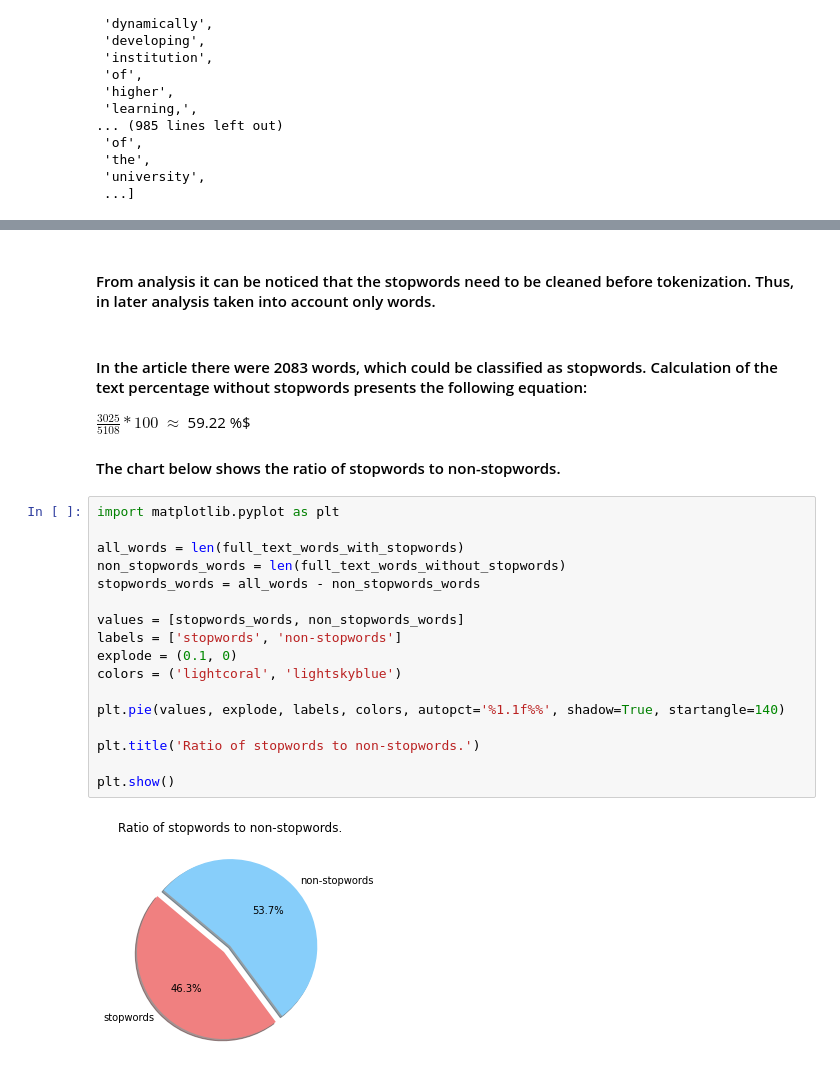
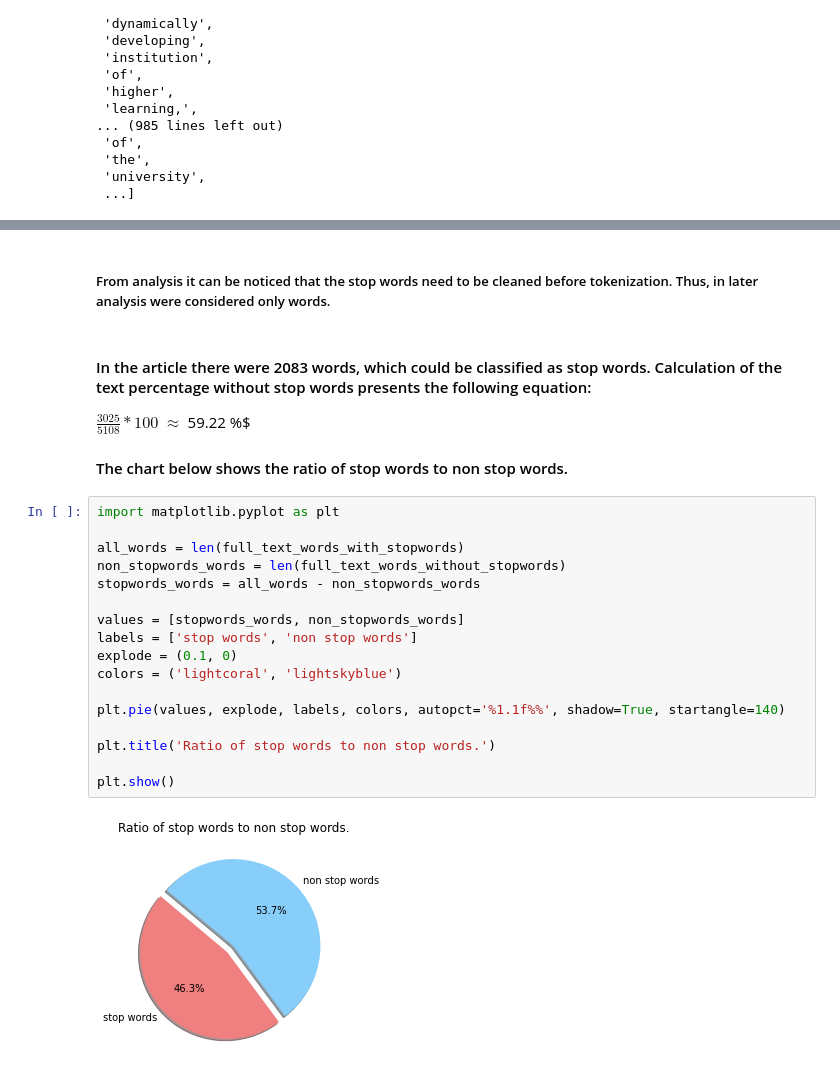
Before and after one commit to asiamac/JupyterNotebookProject, a Jupyter notebook: Joanna_Maćkowiak_Academic_Writing.ipynb, the cells around one changed output, grey strips where cells are left out. Saved outputs shown, nothing was run; the diff lists cells and outputs as text.

```diff
--- a/Joanna_Maćkowiak_Academic_Writing.ipynb
+++ b/Joanna_Maćkowiak_Academic_Writing.ipynb
@@ -202,30 +227,32 @@ Stopwords statistics for each paragraph of tokens :
 | whole text    |                    3599 |                 5720 | 62.91958041958042%          |
 ------------------------------------------------------------------------------------------------
 # %% [markdown]
-#### From analysis it can be noticed that the stopwords need to be cleaned before tokenization. Thus, in later analysis taken into account only words.
+##### From analysis it can be noticed that the stop words need to be cleaned before tokenization. Thus, in later analysis were considered only words.
 # %% [markdown]
-#### In the article there were 2083 words, which could be classified as stopwords. Calculation of the text percentage without stopwords presents the following equation:
+#### In the article there were 2083 words, which could be classified as stop words. Calculation of the text percentage without stop words presents the following equation:
+
 $\frac{3025}{5108} * 100%$ $\approx$ 59.22 %$
-#### The chart below shows the ratio of stopwords to non-stopwords.
+
+#### The chart below shows the ratio of stop words to non stop words.
 # %%
 import matplotlib.pyplot as plt
 
 all_words = len(full_text_words_with_stopwords)
 non_stopwords_words = len(full_text_words_without_stopwords)
 stopwords_words = all_words - non_stopwords_words
 
 values = [stopwords_words, non_stopwords_words]
-labels = ['stopwords', 'non-stopwords']
+labels = ['stop words', 'non stop words']
 explode = (0.1, 0)
 colors = ('lightcoral', 'lightskyblue')
 
 plt.pie(values, explode, labels, colors, autopct='%1.1f%%', shadow=True, startangle=140)
 
-plt.title('Ratio of stopwords to non-stopwords.')
+plt.title('Ratio of stop words to non stop words.')
 
 plt.show()
 # %% [output]
-[figure, old version]
+[figure, new version]
 # %% [markdown]
 ## 3. Conclusion
 
```
Also changed, not shown: parts of 10 cells of this notebook.
